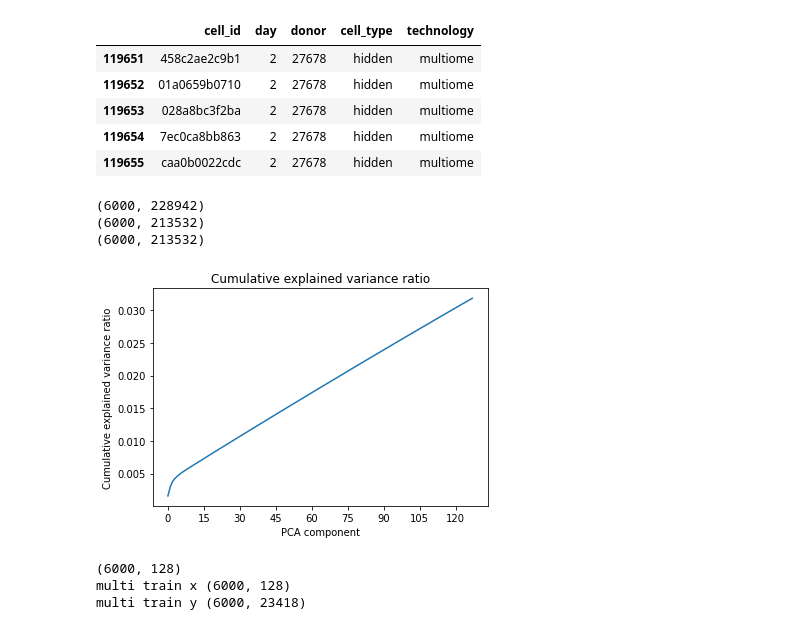
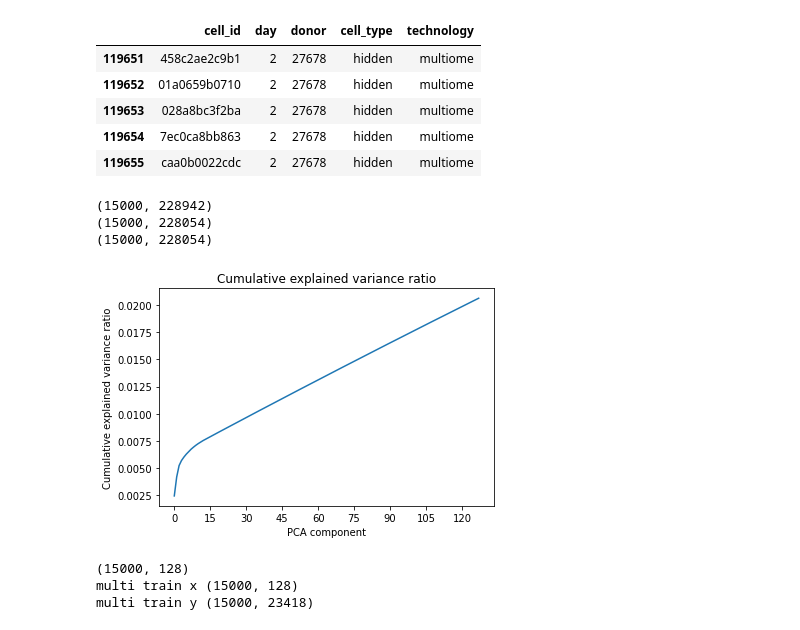
Before and after one commit to xzeng0919/kaggle-bio, a Jupyter notebook: multiome.ipynb, the cells around one changed output. Cells and saved outputs as stored; diff of their text form; code cells hidden in the pictures.

```diff
--- a/multiome.ipynb
+++ b/multiome.ipynb
@@ -76,42 +90,42 @@ class PreprocessMultiome(BaseEstimator, TransformerMixin):
     def fit_transform(self, X):
         print(X.shape)
         self.all_zero_columns = (X == 0).all(axis=0)
         X = X[:,~self.all_zero_columns]
         print(X.shape)
       #  X = PreprocessMultiome.take_column_subset(X) # use only a part of the columns
         print(X.shape)
         gc.collect()
 
         self.pca  = TruncatedSVD(n_components=128, random_state=42)
         X = self.pca.fit_transform(X)
         plt.plot(self.pca.explained_variance_ratio_.cumsum())
         plt.title("Cumulative explained variance ratio")
         plt.gca().xaxis.set_major_locator(MaxNLocator(integer=True))
         plt.xlabel('PCA component')
         plt.ylabel('Cumulative explained variance ratio')
         plt.show()
         print(X.shape)
         return X
 
 preprocessor = PreprocessMultiome()
 
 multi_train_x = None
-start, stop = 0, 6000
-multi_train_x = preprocessor.fit_transform(pd.read_hdf(FP_MULTIOME_TRAIN_INPUTS, start=start, stop=stop).values)
+start, stop = 0, 15000
+multi_train_x = preprocessor.fit_transform(pd.read_hdf(FP_MULTIOME_TRAIN_INPUTS,start=start, stop=stop).values)
 
 multi_train_y = pd.read_hdf(FP_MULTIOME_TRAIN_TARGETS, start=start, stop=stop)
 y_columns = multi_train_y.columns
 multi_train_y = multi_train_y.values
 print('multi train x',multi_train_x.shape)
 print('multi train y',multi_train_y.shape)
 # %% [output]
-(6000, 228942)
-(6000, 213532)
-(6000, 213532)
+(15000, 228942)
+(15000, 228054)
+(15000, 228054)
-[figure, old version]
+[figure, new version]
-(6000, 128)
-multi train x (6000, 128)
-multi train y (6000, 23418)
+(15000, 128)
+multi train x (15000, 128)
+multi train y (15000, 23418)
 # %%
 %%time
 # Cross-validation
```
Also changed, not shown: parts of 10 cells of this notebook.
